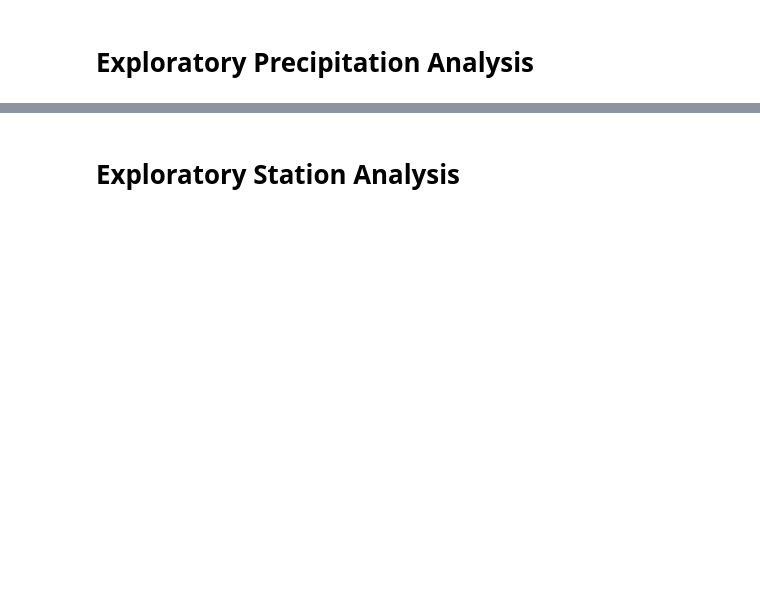
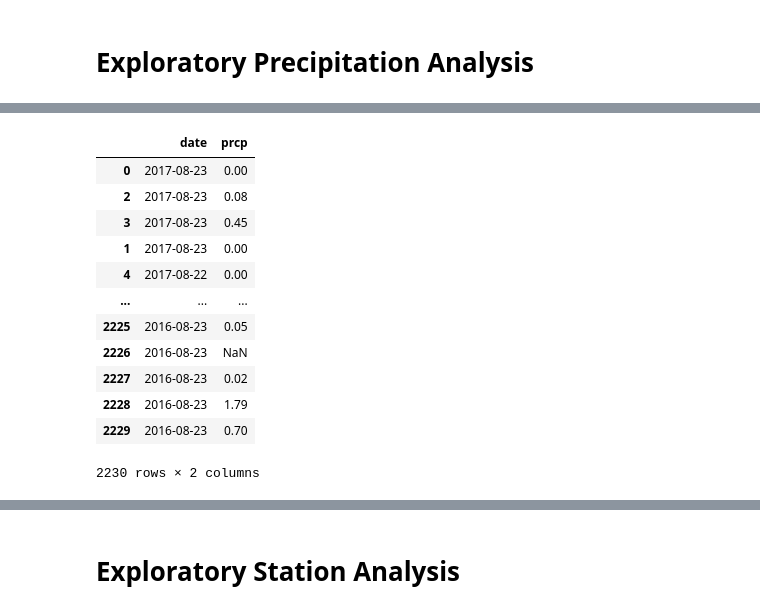
Before and after one commit to chrispope12391/SQLalchemy-Challenge, a Jupyter notebook: climate_starter.ipynb, the cells around one changed output, grey strips where cells are left out. Drawn from its saved outputs; the diff is of its cells as text; code cells hidden in the pictures; blank space fills up the shorter version.

```diff
--- a/climate_starter.ipynb
+++ b/climate_starter.ipynb
@@ -71,7 +131,21 @@ year_ago
 # %%
-twelve_measure = recent_measure_df.loc[recent_measure_df['date'] > '2016-08-23']
+twelve_measure = recent_measure_df.loc[recent_measure_df['date'] > '2016-08-22']
 twelve_measure_clean = twelve_measure[['date','prcp']]
 twelve_measure_clean.sort_values('date', ascending=False)
+# %% [output]
+|  | date | prcp |
+| 0 | 2017-08-23 | 0.00 |
+| 2 | 2017-08-23 | 0.08 |
+| 3 | 2017-08-23 | 0.45 |
+| 1 | 2017-08-23 | 0.00 |
+| 4 | 2017-08-22 | 0.00 |
+| ... | ... | ... |
+| 2225 | 2016-08-23 | 0.05 |
+| 2226 | 2016-08-23 | NaN |
+| 2227 | 2016-08-23 | 0.02 |
+| 2228 | 2016-08-23 | 1.79 |
+| 2229 | 2016-08-23 | 0.70 |
+2230 rows × 2 columns
 # %%
 # Design a query to retrieve the last 12 months of precipitation data and plot the results.
 # Starting from the most recent data point in the database.
```
Also changed, not shown: parts of 24 cells of this notebook.
